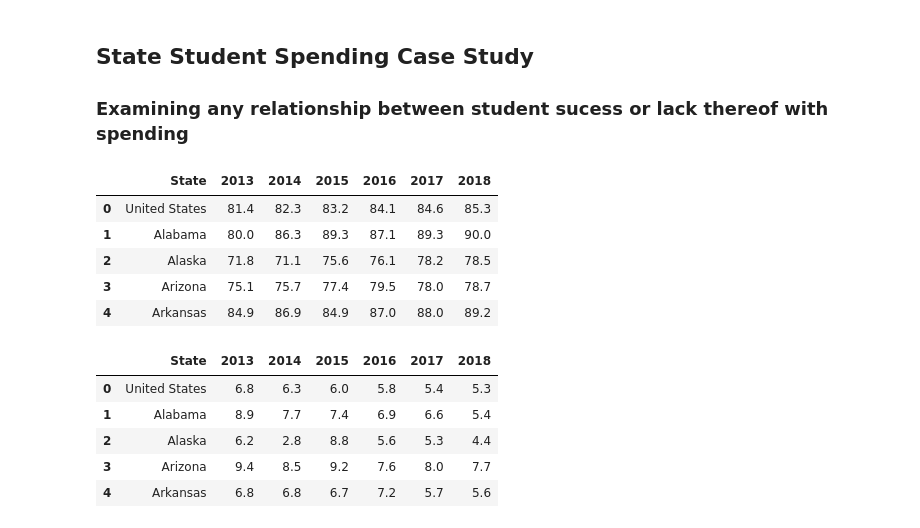
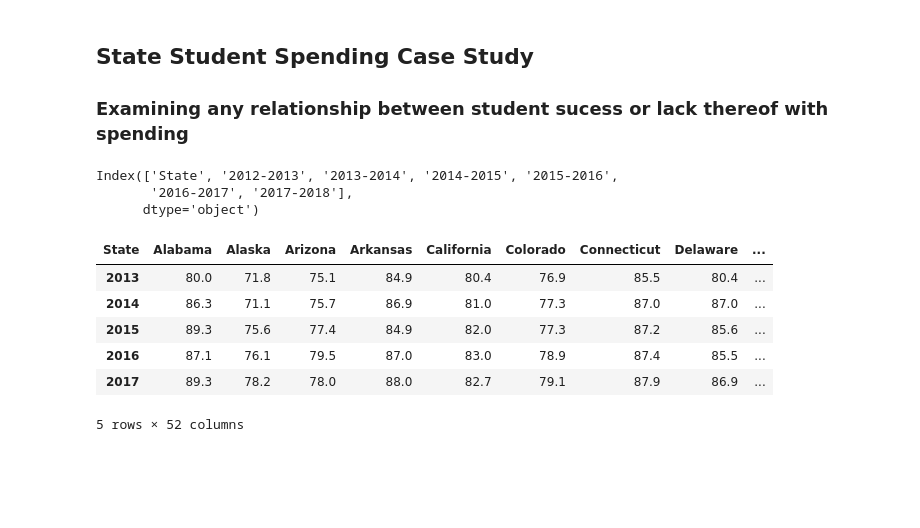
Before and after one commit to shayleelaura/Independent_Capstone, a Jupyter notebook: State Student Spending Case Study.ipynb, the cells around one changed output. Cells and saved outputs as stored; diff of their text form; code cells hidden in the pictures; blank space fills up the shorter version.

Commit message:
Loaded and Pivoted Data

```diff
--- a/State Student Spending Case Study.ipynb
+++ b/State Student Spending Case Study.ipynb
@@ -11,25 +11,30 @@ Grad = pd.read_csv('Data/Completion1318edit.csv')
 Drop = pd.read_csv('Data/Dropout1318edit.csv')
 StateSpend = pd.read_excel('Data/StateSpendingStudents.xlsx')
 Pop = pd.read_csv('Data/Pop10-19.csv')
+# %%
+#examine data
+print(Grad.columns)
+# %% [output]
+Index(['State', '2012-2013', '2013-2014', '2014-2015', '2015-2016',
+       '2016-2017', '2017-2018'],
+      dtype='object')
 # %%
-#Check Grad Data. Rename columns so they match years in other files.
+#Rename columns so they match years in other files.
 oldname = Grad.columns
 newname = ['State', 2013, 2014, 2015, 2016, 2017, 2018 ]
 Grad = Grad.rename(columns=dict(zip(oldname, newname)))
+
+#Flip so States are columns
+columnname = Grad['State']
+Grad = pd.pivot_table(Grad, columns = columnname)
+
+#Examine
 Grad.head()
 # %% [output]
-|  | State | 2013 | 2014 | 2015 | 2016 | 2017 | 2018 |
-| 0 | United States | 81.4 | 82.3 | 83.2 | 84.1 | 84.6 | 85.3 |
-| 1 | Alabama | 80.0 | 86.3 | 89.3 | 87.1 | 89.3 | 90.0 |
-| 2 | Alaska | 71.8 | 71.1 | 75.6 | 76.1 | 78.2 | 78.5 |
-| 3 | Arizona | 75.1 | 75.7 | 77.4 | 79.5 | 78.0 | 78.7 |
-| 4 | Arkansas | 84.9 | 86.9 | 84.9 | 87.0 | 88.0 | 89.2 |
+| State | Alabama | Alaska | Arizona | Arkansas | California | Colorado | Connecticut | Delaware | ... |
+| 2013 | 80.0 | 71.8 | 75.1 | 84.9 | 80.4 | 76.9 | 85.5 | 80.4 | ... |
+| 2014 | 86.3 | 71.1 | 75.7 | 86.9 | 81.0 | 77.3 | 87.0 | 87.0 | ... |
+| 2015 | 89.3 | 75.6 | 77.4 | 84.9 | 82.0 | 77.3 | 87.2 | 85.6 | ... |
+| 2016 | 87.1 | 76.1 | 79.5 | 87.0 | 83.0 | 78.9 | 87.4 | 85.5 | ... |
+| 2017 | 89.3 | 78.2 | 78.0 | 88.0 | 82.7 | 79.1 | 87.9 | 86.9 | ... |
+5 rows × 52 columns
-# %%
-Drop.head()
-# %% [output]
-|  | State | 2013 | 2014 | 2015 | 2016 | 2017 | 2018 |
-| 0 | United States | 6.8 | 6.3 | 6.0 | 5.8 | 5.4 | 5.3 |
-| 1 | Alabama | 8.9 | 7.7 | 7.4 | 6.9 | 6.6 | 5.4 |
-| 2 | Alaska | 6.2 | 2.8 | 8.8 | 5.6 | 5.3 | 4.4 |
-| 3 | Arizona | 9.4 | 8.5 | 9.2 | 7.6 | 8.0 | 7.7 |
-| 4 | Arkansas | 6.8 | 6.8 | 6.7 | 7.2 | 5.7 | 5.6 |
```
Also changed, not shown: parts of 12 cells of this notebook, 1 other file.
